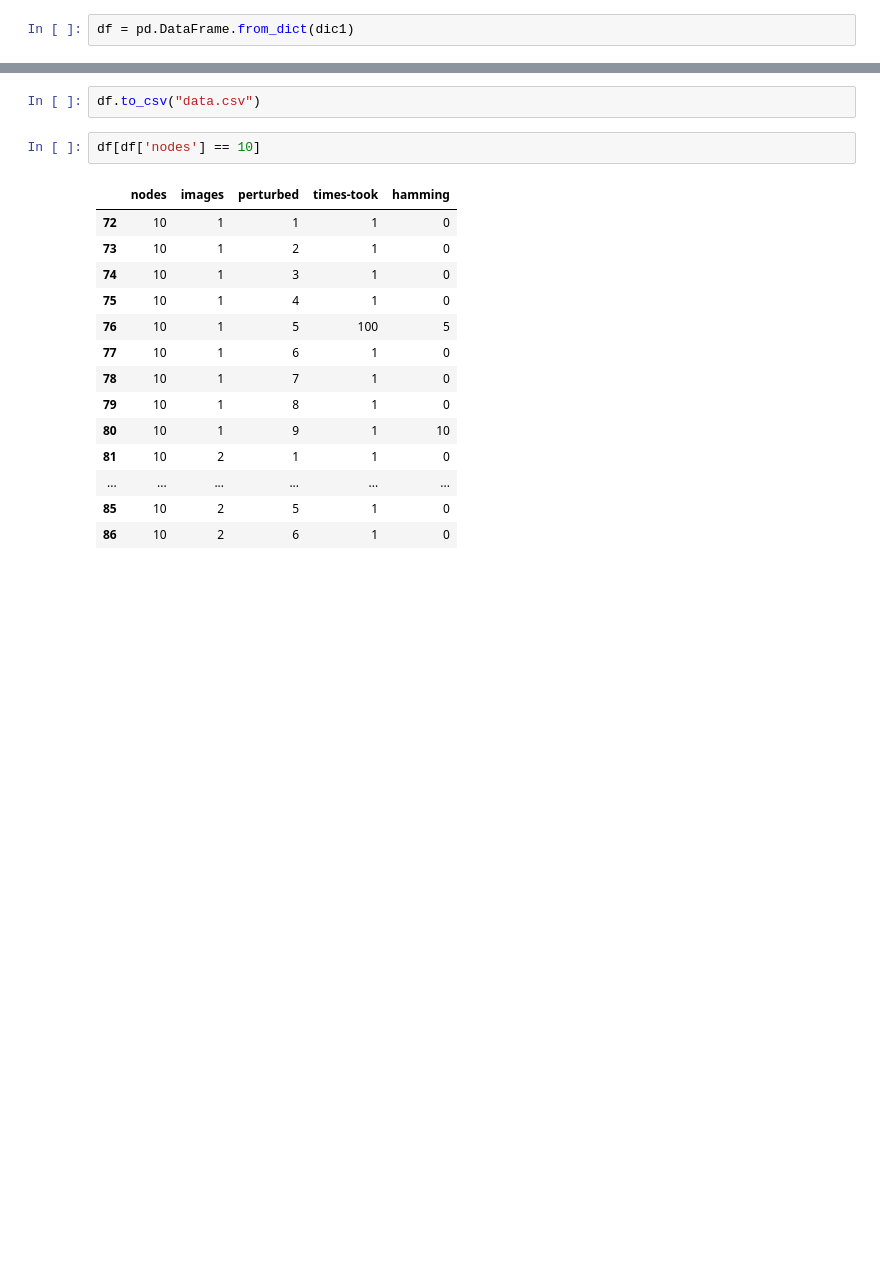
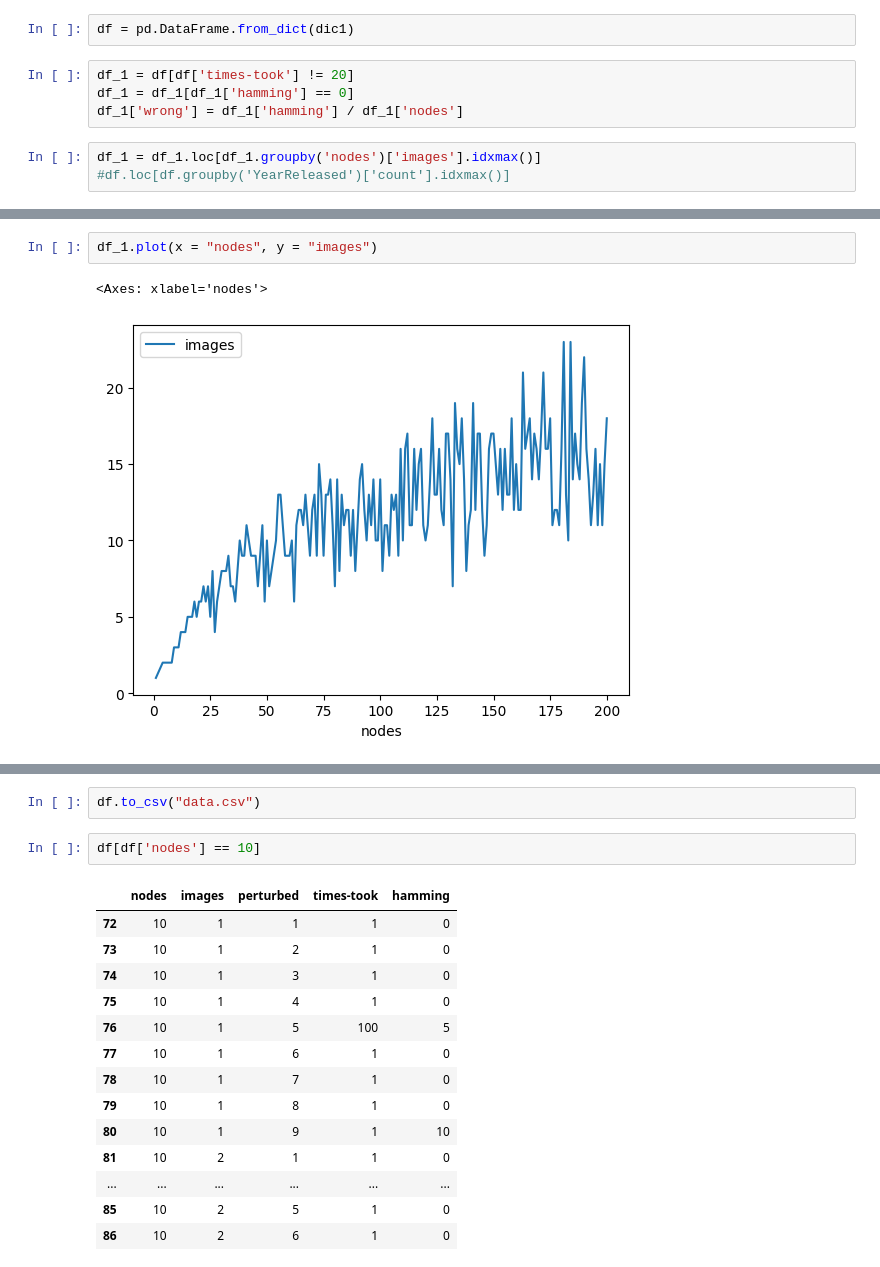
Before and after one commit to cluster-nine-hopfield/hopfield, a Jupyter notebook: analysis.ipynb, the cells around one changed output, grey strips where cells are left out. Cells and saved outputs as stored; diff of their text form; blank space fills up the shorter version.

```diff
--- a/analysis.ipynb
+++ b/analysis.ipynb
@@ -73,2 +66,9 @@ dic1 = get_results(50)
 # %%
 df = pd.DataFrame.from_dict(dic1)
+# %%
+df_1 = df[df['times-took'] != 20]
+df_1 = df_1[df_1['hamming'] == 0]
+df_1['wrong'] = df_1['hamming'] / df_1['nodes']
+# %%
+df_1 = df_1.loc[df_1.groupby('nodes')['images'].idxmax()]
+#df.loc[df.groupby('YearReleased')['count'].idxmax()]
@@ -75 +91,6 @@ df = pd.DataFrame.from_dict(dic1)
+# %%
+df_1.plot(x = "nodes", y = "images")
+# %% [output]
+<Axes: xlabel='nodes'>
+[figure, added]
 # %%
```
Also changed, not shown: parts of 6 cells of this notebook, 1 other file.
